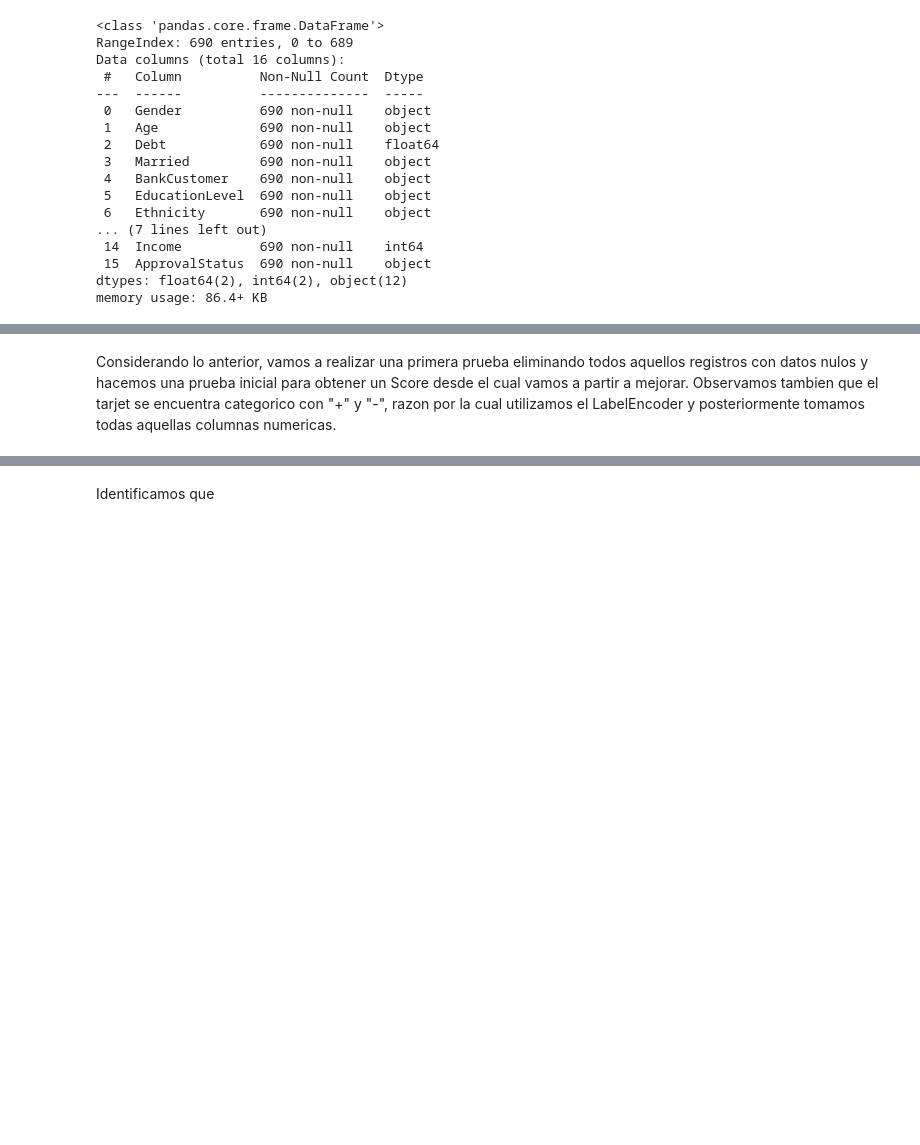
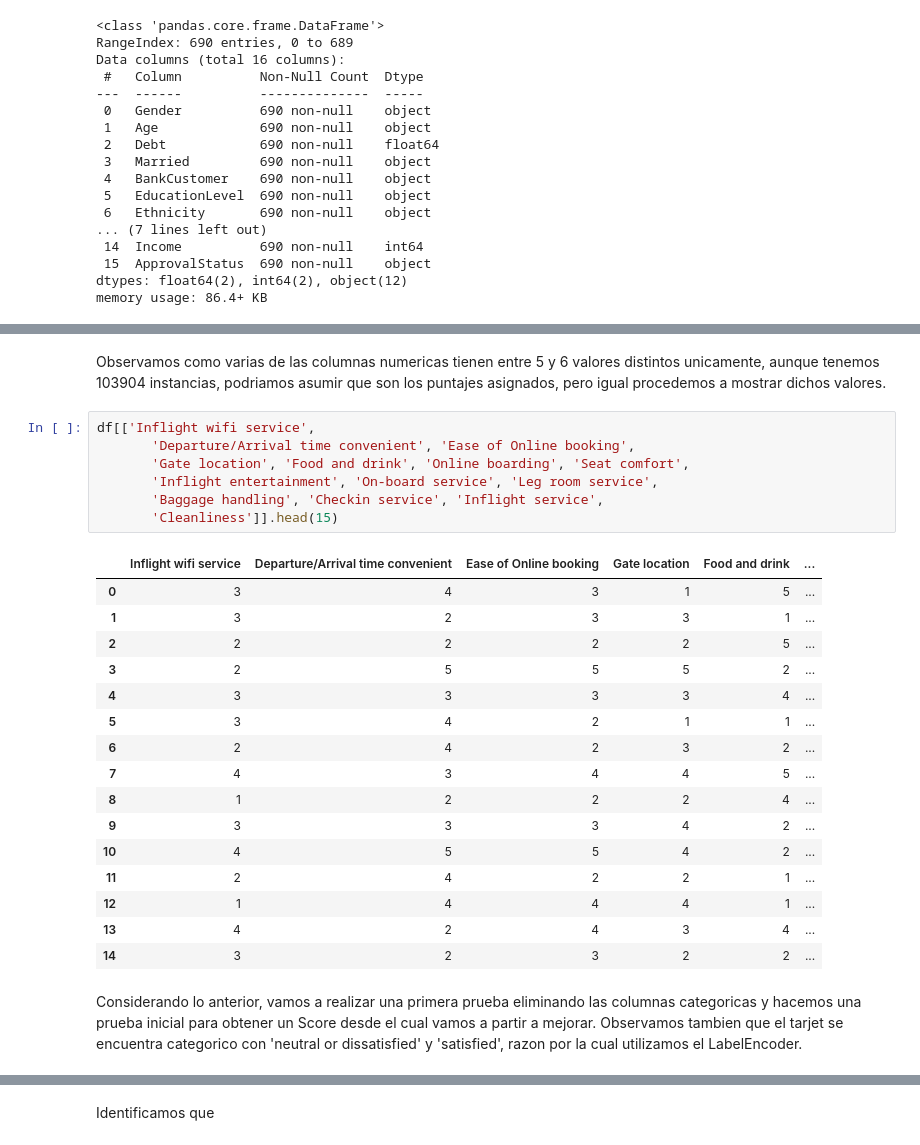
Before and after one commit to nlmaldonadog/PreparacionDeDatos-Trabajo1, a Jupyter notebook: Data_preparation-Nicolas_Maldonado.ipynb, the cells around one changed output, grey strips where cells are left out. Cells and saved outputs as stored; diff of their text form; blank space fills up the shorter version.

```diff
--- a/Data_preparation-Nicolas_Maldonado.ipynb
+++ b/Data_preparation-Nicolas_Maldonado.ipynb
@@ -217,2 +149,28 @@ df_nulos
+# %% [markdown]
+Observamos como varias de las columnas numericas tienen entre 5 y 6 valores distintos unicamente, aunque tenemos 103904 instancias, podriamos asumir que son los puntajes asignados, pero igual procedemos a mostrar dichos valores.
+# %%
+df[['Inflight wifi service',
+       'Departure/Arrival time convenient', 'Ease of Online booking',
+       'Gate location', 'Food and drink', 'Online boarding', 'Seat comfort',
+       'Inflight entertainment', 'On-board service', 'Leg room service',
+       'Baggage handling', 'Checkin service', 'Inflight service',
+       'Cleanliness']].head(15)
+# %% [output]
+|  | Inflight wifi service | Departure/Arrival time convenient | Ease of Online booking | Gate location | Food and drink | ... |
+| 0 | 3 | 4 | 3 | 1 | 5 | ... |
+| 1 | 3 | 2 | 3 | 3 | 1 | ... |
+| 2 | 2 | 2 | 2 | 2 | 5 | ... |
+| 3 | 2 | 5 | 5 | 5 | 2 | ... |
+| 4 | 3 | 3 | 3 | 3 | 4 | ... |
+| 5 | 3 | 4 | 2 | 1 | 1 | ... |
+| 6 | 2 | 4 | 2 | 3 | 2 | ... |
+| 7 | 4 | 3 | 4 | 4 | 5 | ... |
+| 8 | 1 | 2 | 2 | 2 | 4 | ... |
+| 9 | 3 | 3 | 3 | 4 | 2 | ... |
+| 10 | 4 | 5 | 5 | 4 | 2 | ... |
+| 11 | 2 | 4 | 2 | 2 | 1 | ... |
+| 12 | 1 | 4 | 4 | 4 | 1 | ... |
+| 13 | 4 | 2 | 4 | 3 | 4 | ... |
+| 14 | 3 | 2 | 3 | 2 | 2 | ... |
 # %% [markdown]
-Considerando lo anterior, vamos a realizar una primera prueba eliminando todos aquellos registros con datos nulos y hacemos una prueba inicial para obtener un Score desde el cual vamos a partir a mejorar. Observamos tambien que el tarjet se encuentra categorico con "+" y "-", razon por la cual utilizamos el LabelEncoder y posteriormente tomamos todas aquellas columnas numericas.
+Considerando lo anterior, vamos a realizar una primera prueba eliminando las columnas categoricas y hacemos una prueba inicial para obtener un Score desde el cual vamos a partir a mejorar. Observamos tambien que el tarjet se encuentra categorico con 'neutral or dissatisfied' y 'satisfied', razon por la cual utilizamos el LabelEncoder.
```
Also changed, not shown: parts of 36 cells of this notebook, 6 other files.
